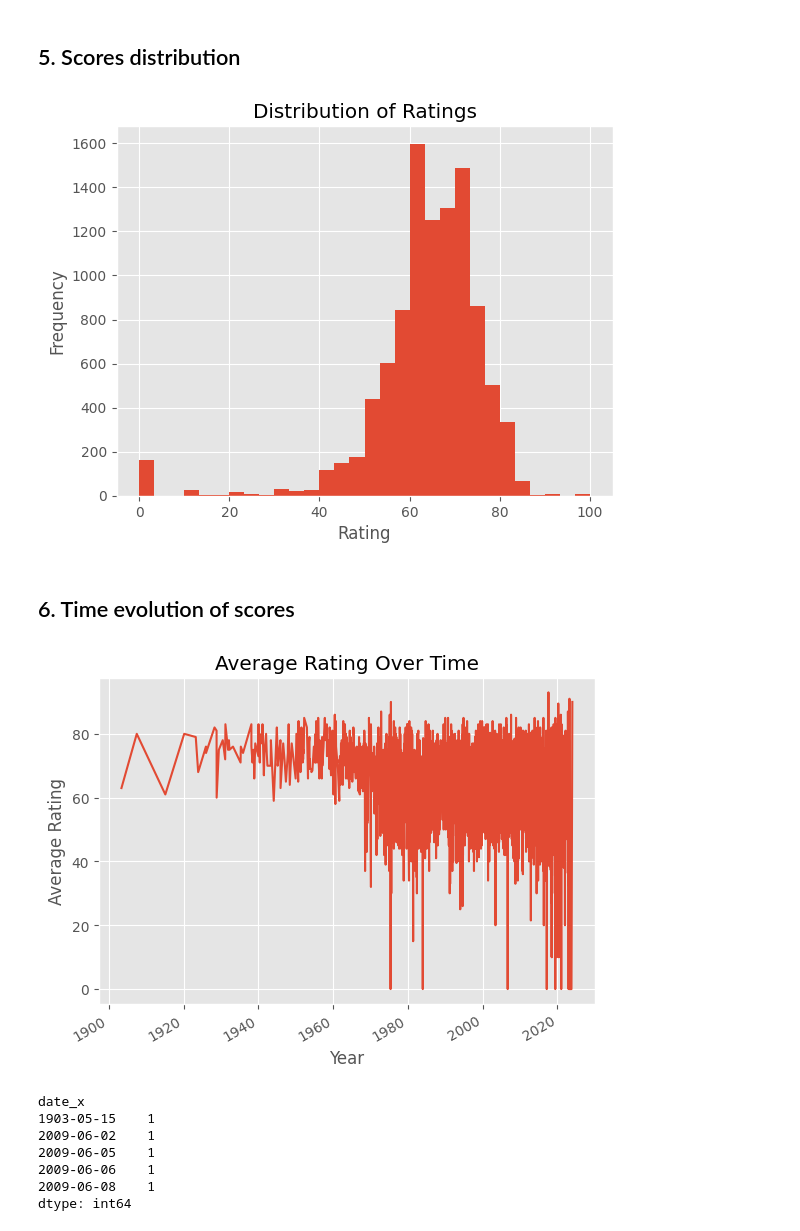
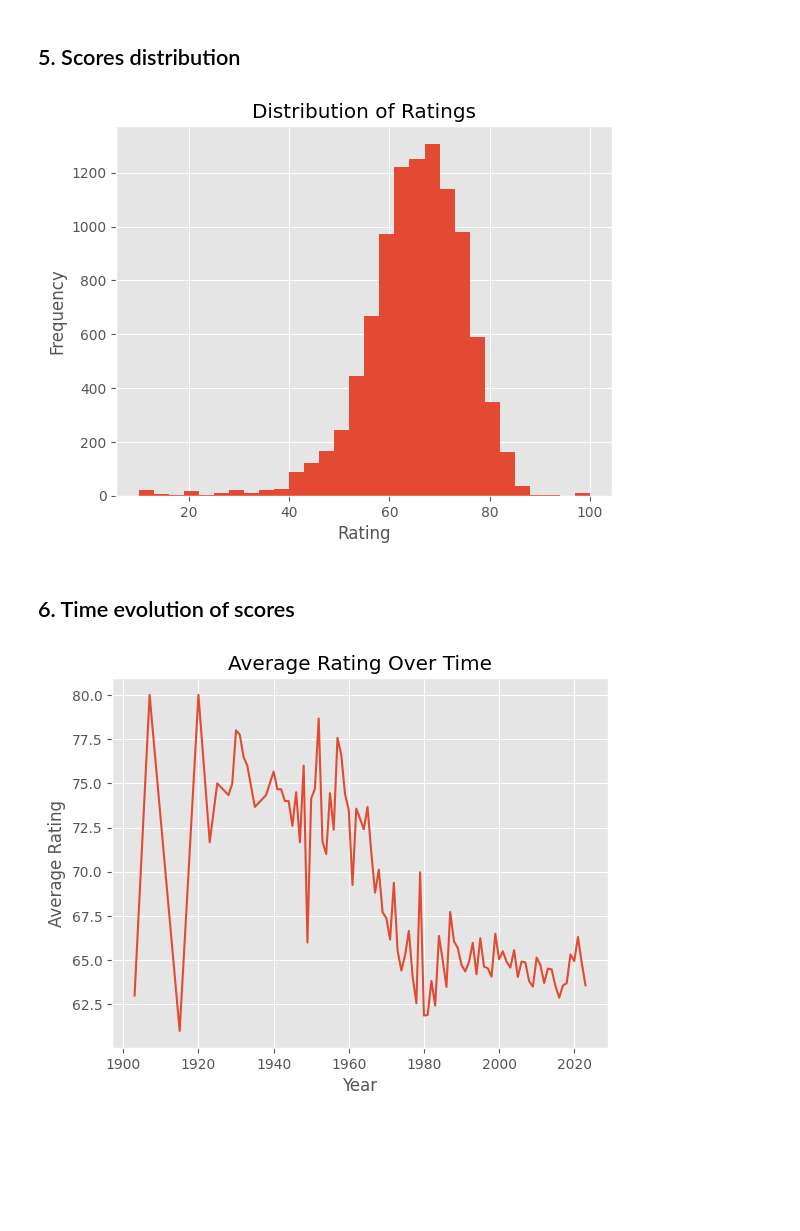
Before and after one commit to mmendizabalriano/IMDb-movie-analysis, a Jupyter notebook: notebooks/imdb-movies.ipynb, the cells around one changed output. Cells and saved outputs as stored; diff of their text form; code cells hidden in the pictures; blank space fills up the shorter version.

```diff
--- a/notebooks/imdb-movies.ipynb
+++ b/notebooks/imdb-movies.ipynb
@@ -29,9 +30,14 @@ df.describe()
 df.isna().sum()
 # %% [markdown]
 ## 4. Data cleaning
-# %%
-df['date_x'] = pd.to_datetime(df['date_x'])
-df = df.dropna(subset=["score", "genre", "date_x", "crew"])
+# %%
+df = df[df["score"] > 0].copy() # Remove movies with rating = 0, as these typically correspond to unreleased or not-yet-rated films
+
+
+df["date_x"] = pd.to_datetime(df["date_x"], errors="coerce")
+df["year"] = df["date_x"].dt.year
+
+df = df.dropna(subset=["score", "genre", "date_x", "crew"])
 # %% [markdown]
 ## 5. Scores distribution
 # %%
@@ -44,31 +50,19 @@ plt.ylabel("Frequency")
 
 plt.show()
 # %% [output]
-[figure, old version]
+[figure, new version]
 # %% [markdown]
 ## 6. Time evolution of scores
 # %%
-ratings_by_year = df.groupby("date_x")["score"].mean()
+ratings_by_year = df.groupby("year")["score"].mean()
 
 plt.figure()
 ratings_by_year.plot()
 
 plt.title("Average Rating Over Time")
 plt.xlabel("Year")
 plt.ylabel("Average Rating")
 
 plt.show()
 # %% [output]
-[figure, old version]
+[figure, new version]
-# %%
-movies_per_year = df.groupby("date_x").size()
-
-movies_per_year.sort_values().head()
-# %% [output]
-date_x
-1903-05-15    1
-2009-06-02    1
-2009-06-05    1
-2009-06-06    1
-2009-06-08    1
-dtype: int64
```
Also changed, not shown: parts of 11 cells of this notebook, 2 other files.
